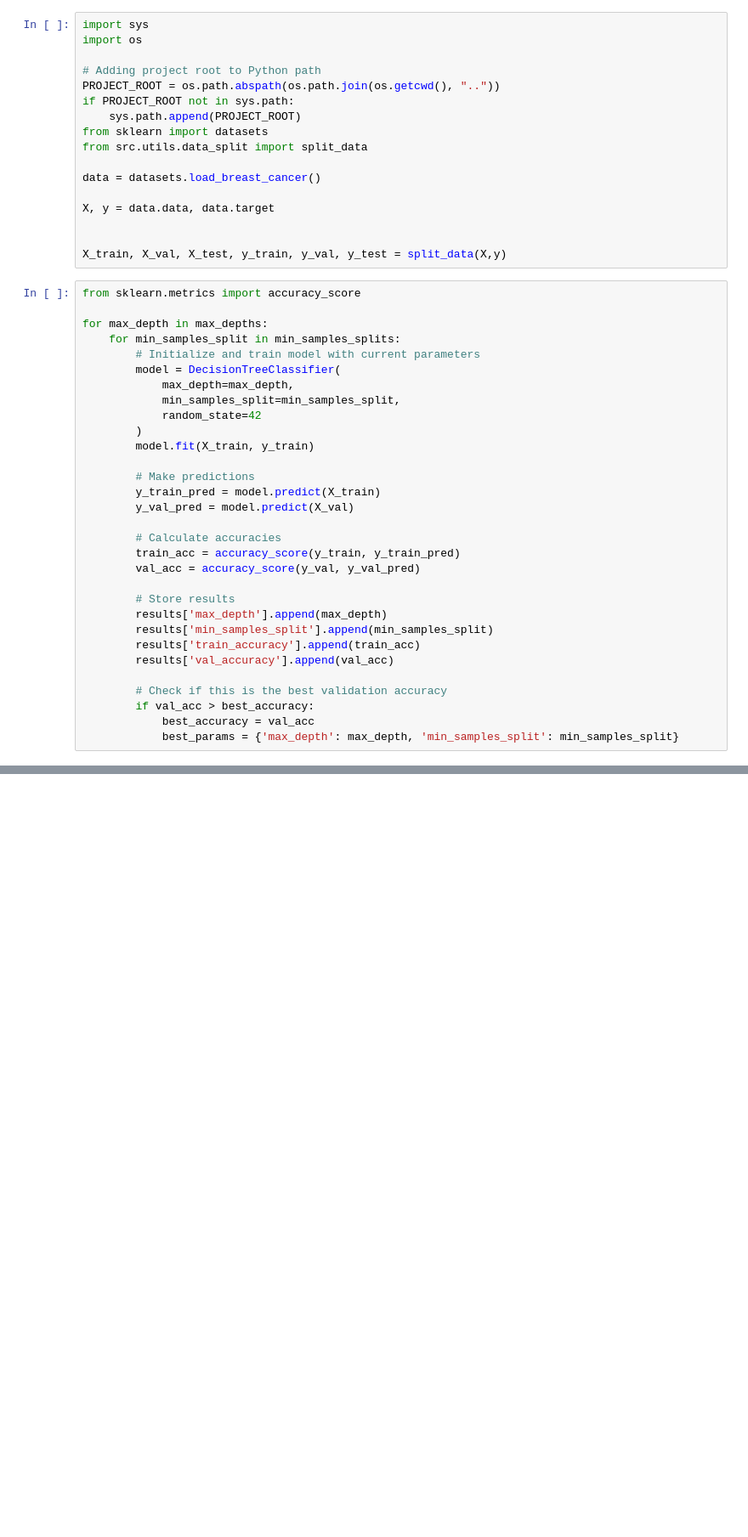
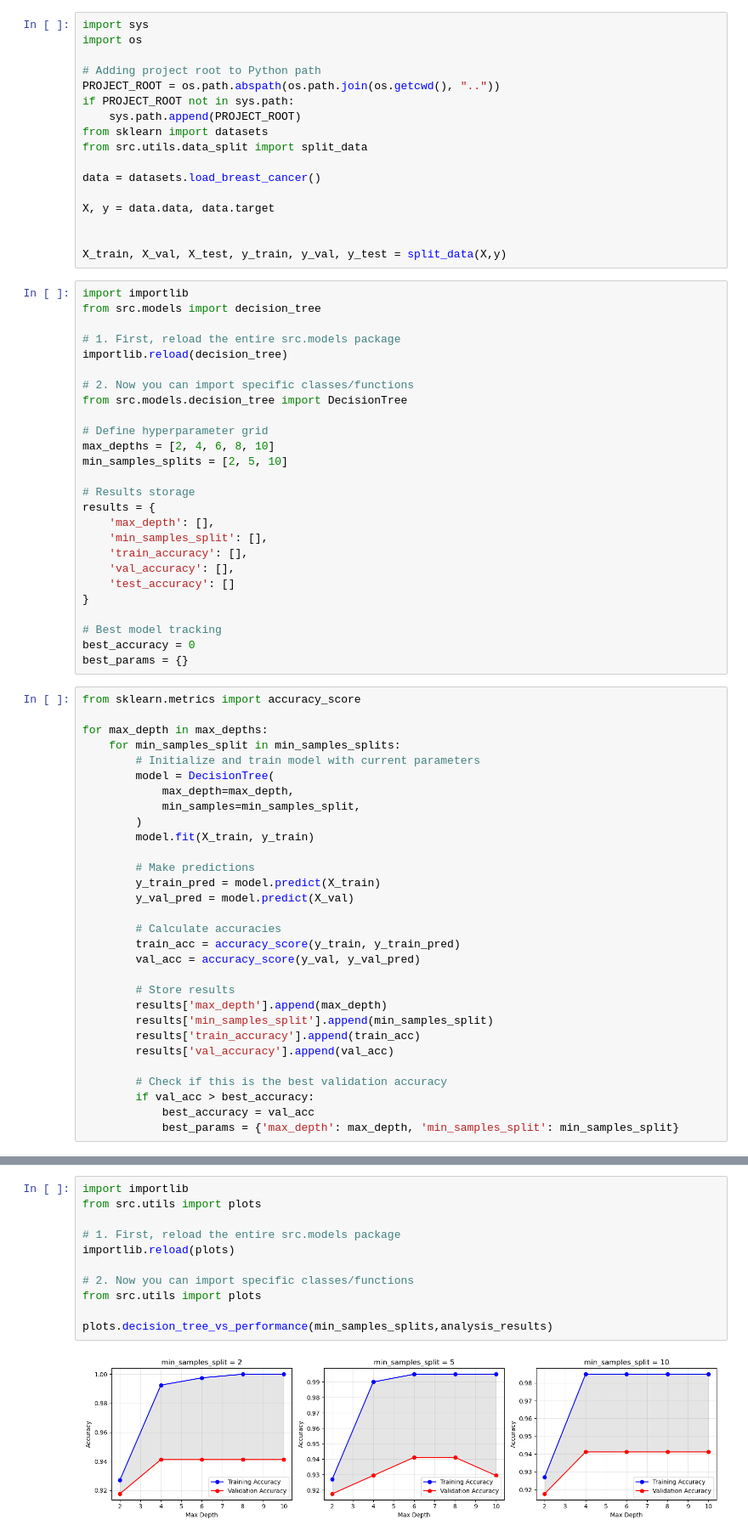
Before and after one commit to o-ronin-o/decision-trees-random-forest_from_scratch_probabilistic-classifier, a Jupyter notebook: notebooks/decision_tree_evaluation.ipynb, the cells around one changed output, grey strips where cells are left out. Shown at 85% size. Cells and saved outputs as stored; diff of their text form; blank space fills up the shorter version.

Commit message:
finalizing the decision tree from scratch implementation and analysis with comprehensive tracking and evaluation

```diff
--- a/notebooks/decision_tree_evaluation.ipynb
+++ b/notebooks/decision_tree_evaluation.ipynb
@@ -59,16 +59,41 @@ X, y = data.data, data.target
 
 
 X_train, X_val, X_test, y_train, y_val, y_test = split_data(X,y)
+# %%
+import importlib
+from src.models import decision_tree
+
+# 1. First, reload the entire src.models package
+importlib.reload(decision_tree)
+
+# 2. Now you can import specific classes/functions
+from src.models.decision_tree import DecisionTree
+
+# Define hyperparameter grid
+max_depths = [2, 4, 6, 8, 10]
+min_samples_splits = [2, 5, 10]
+
+# Results storage
+results = {
+    'max_depth': [],
+    'min_samples_split': [],
+    'train_accuracy': [],
+    'val_accuracy': [],
+    'test_accuracy': []
+}
+
+# Best model tracking
+best_accuracy = 0
+best_params = {}
 # %%
 from sklearn.metrics import accuracy_score
 
 for max_depth in max_depths:
     for min_samples_split in min_samples_splits:
         # Initialize and train model with current parameters
-        model = DecisionTreeClassifier(
+        model = DecisionTree(
             max_depth=max_depth,
-            min_samples_split=min_samples_split,
-            random_state=42
+            min_samples=min_samples_split,
         )
         model.fit(X_train, y_train)
 
@@ -94,0 +212,13 @@ NameError: name 'moew' is not defined
+# %%
+import importlib
+from src.utils import plots
+
+# 1. First, reload the entire src.models package
+importlib.reload(plots)
+
+# 2. Now you can import specific classes/functions
+from src.utils import plots
+
+plots.decision_tree_vs_performance(min_samples_splits,analysis_results)
+# %% [output]
+[figure, added]
```
Also changed, not shown: parts of 15 cells of this notebook, 3 other files.
